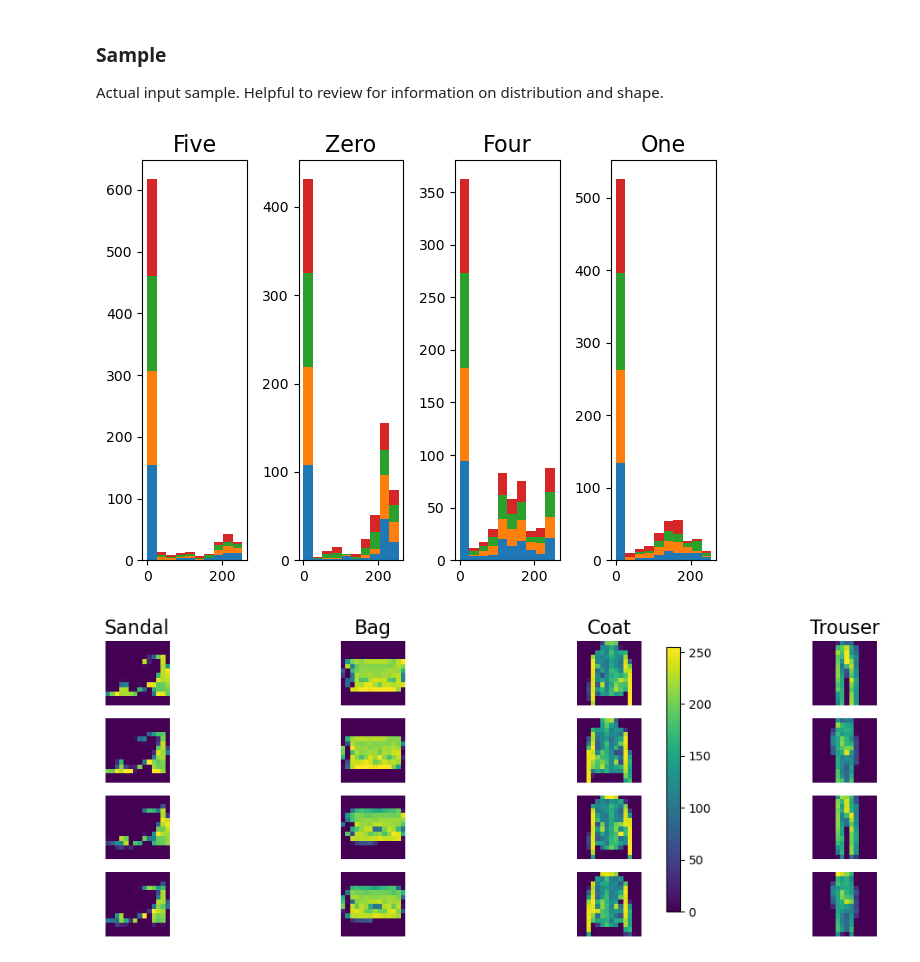
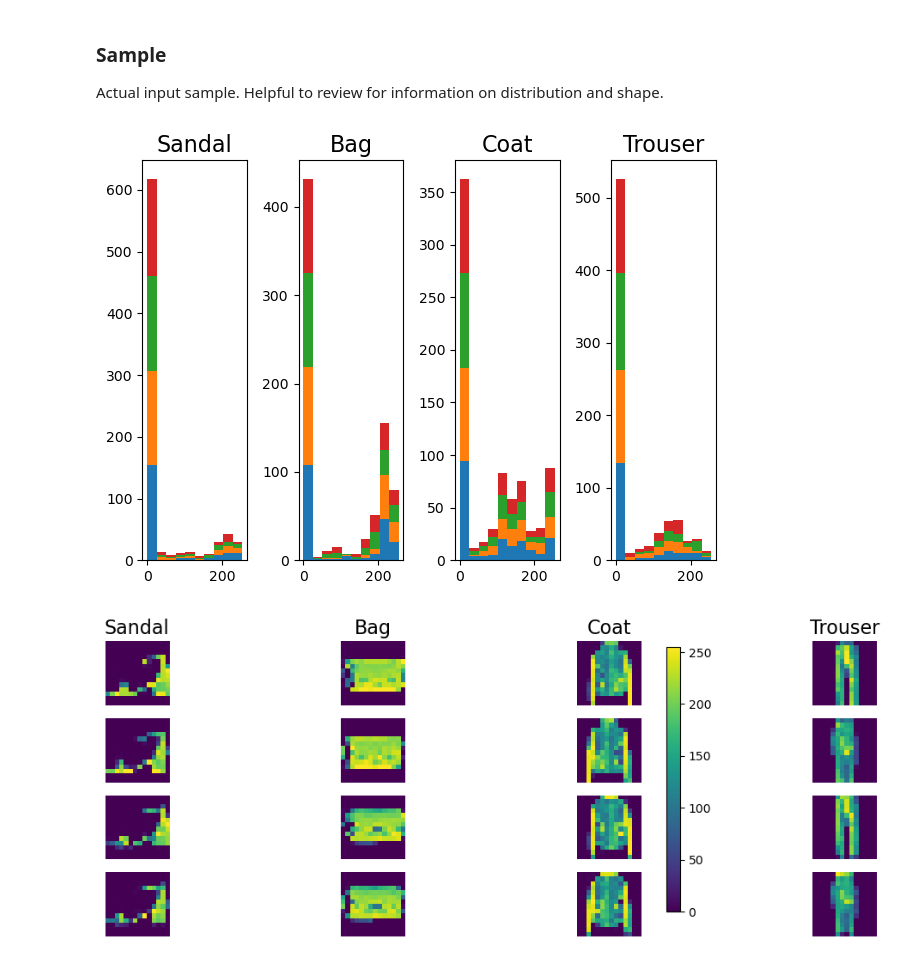
Before and after one commit to TheOpenSI/QML-QPF, a Jupyter notebook: visualizations/dense_layer_activation/no_filter_fashion_mnist.ipynb, the cells around one changed output. Drawn from its saved outputs; the diff is of its cells as text; code cells hidden in the pictures.

```diff
--- a/visualizations/dense_layer_activation/no_filter_fashion_mnist.ipynb
+++ b/visualizations/dense_layer_activation/no_filter_fashion_mnist.ipynb
@@ -402,16 +579,16 @@ Softening the distance between the activation of the target and similar classifi
 # And add regularizers or input-modifiers as needed.
 activations = \
    activation_maximization(scores,
-                           steps=800,
-                           #seed_input=tr4[192:196],
+                           steps=5,
+                           #seed_input=tr4[:4],
                            seed_input=seed_input,
                            input_modifiers=[
                                Jitter(jitter=3),
                                #Rotate2D(degree=0.4264)
                                ],
-                           regularizers=[TotalVariation2D(weight=0.117),
-                                         Norm(weight=0.127, p=5)],
-                           optimizer=keras.optimizers.RMSprop(22.33, 0.33),
+                           regularizers=[TotalVariation2D(weight=-0.00001),
+                                         Norm(weight=0.01, p=3)],
+                           optimizer=keras.optimizers.Adam(1.7),
                            callbacks=[Progress()])
 activations = ((np.asarray(activations)))
 
@@ -422,13 +599,13 @@ act_scaled = act_scaled.reshape([4,14*14,4])
 
 f, ax = plt.subplots(1, 4)
 
-ax[0].set_title("Five", fontsize=16)
+ax[0].set_title("Sandal", fontsize=16)
 ax[0].hist(act_scaled[0,:,:], stacked=True)
-ax[1].set_title("Zero", fontsize=16)
+ax[1].set_title("Bag", fontsize=16)
 ax[1].hist(act_scaled[1,:,:], stacked=True)
-ax[2].set_title("Four", fontsize=16)
+ax[2].set_title("Coat", fontsize=16)
 ax[2].hist(act_scaled[2,:,:], stacked=True)
-ax[3].set_title("One", fontsize=16)
+ax[3].set_title("Trouser", fontsize=16)
 ax[3].hist(act_scaled[3,:,:], stacked=True)
 
 
@@ -480,0 +658,12 @@ tf.Tensor(
+# %%
+f, ax = plt.subplots(nrows=1, ncols=4, figsize=(12, 4))
+for i, title in enumerate(image_titles):
+    ax[i].set_title(title, fontsize=16)
+    ax[i].imshow(reassembled(act_scaled[i,:,:,:]))
+    ax[i].axis('off')
+
+
+#cbar = f.colorbar(im, ax=ax.ravel().tolist())
+
+plt.tight_layout()
+plt.show()
@@ -489,37 +716,37 @@ tr4_scaled = tr4_scaled.reshape([4,14*14,4])
 
 f, ax = plt.subplots(1, 4)
 
-ax[0].set_title("Five", fontsize=16)
+ax[0].set_title("Sandal", fontsize=16)
 ax[0].hist(tr4_scaled[0,:,:], stacked=True)
-ax[1].set_title("Zero", fontsize=16)
+ax[1].set_title("Bag", fontsize=16)
 ax[1].hist(tr4_scaled[1,:,:], stacked=True)
-ax[2].set_title("Four", fontsize=16)
+ax[2].set_title("Coat", fontsize=16)
 ax[2].hist(tr4_scaled[2,:,:], stacked=True)
-ax[3].set_title("One", fontsize=16)
+ax[3].set_title("Trouser", fontsize=16)
 ax[3].hist(tr4_scaled[3,:,:], stacked=True)
 
 
 plt.tight_layout()
 plt.show()
 
 tr4_scaled = tr4
 
 f, ax = plt.subplots(nrows=4, ncols=4, figsize=(12, 4))
 for i, title in enumerate(image_titles):
     ax[0, i].set_title(title, fontsize=16)
     im = ax[0, i].imshow(tr4_scaled[i,:,:,0], vmin=0, vmax=255)
     ax[0, i].axis('off')
     ax[1, i].imshow(tr4_scaled[i,:,:,1], vmin=0, vmax=255)
     ax[1, i].axis('off')
     ax[2, i].imshow(tr4_scaled[i,:,:,2], vmin=0, vmax=255)
     ax[2, i].axis('off')
     ax[3, i].imshow(tr4_scaled[i,:,:,3], vmin=0, vmax=255)
     ax[3, i].axis('off')
 
 cbar = f.colorbar(im, ax=ax.ravel().tolist())
 
 plt.tight_layout()
 plt.show()
 # %% [output]
-[figure, old version]
+[figure, new version]
 [figure]
```
Also changed, not shown: parts of 14 cells of this notebook, 6 other files.
